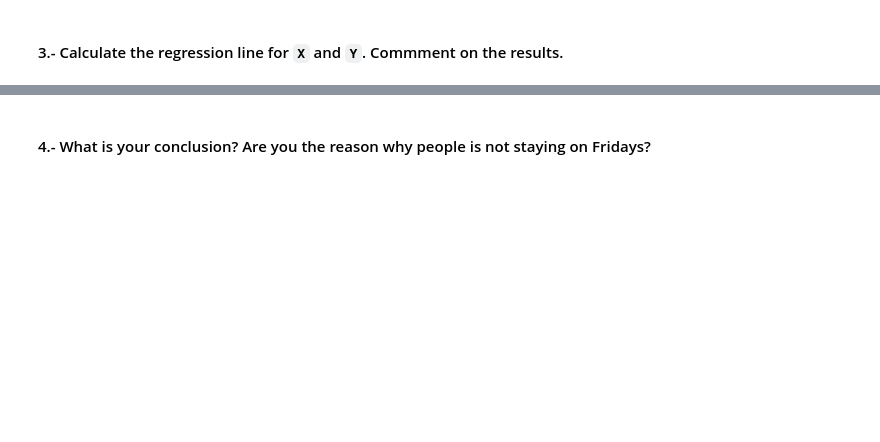
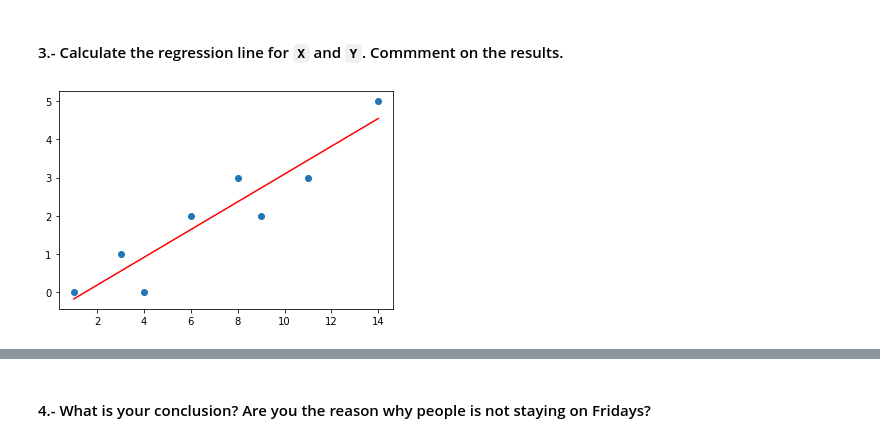
Before and after one commit to ta-data-bcn/lab-linear-regression-correlation, a Jupyter notebook: your-code/main.ipynb, the cells around one changed output, grey strips where cells are left out. Drawn from its saved outputs; the diff is of its cells as text; code cells hidden in the pictures; blank space fills up the shorter version.

```diff
--- a/your-code/main.ipynb
+++ b/your-code/main.ipynb
@@ -166,0 +319,9 @@ ironbeers_df = pd.DataFrame({'X': [1,3,4,6,8,9,11,14], 'Y': [1,2,4,4,5,7,8,9]})
+# %%
+# Let's see the relationship between the ones told and the ones that DO NOT stay
+
+ynew = linear_regr_y(ironbeers_df["X"],(ironbeers_df["X"]-ironbeers_df["Y"]))
+plt.scatter(ironbeers_df["X"],(ironbeers_df["X"]-ironbeers_df["Y"]))
+plt.plot(ironbeers_df["X"],ynew, color="r")
+plt.show()
+# %% [output]
+[figure, added]
```
Also changed, not shown: parts of 45 cells of this notebook.
